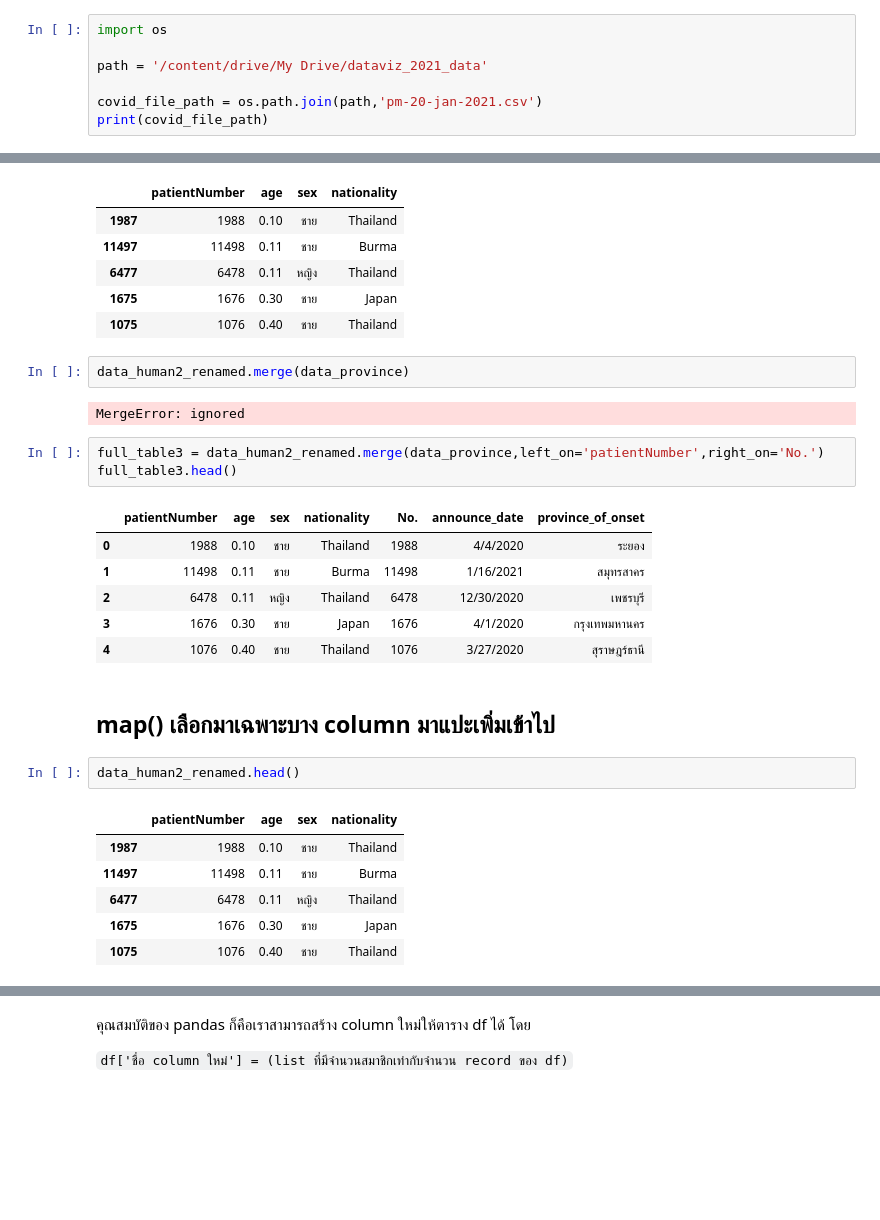
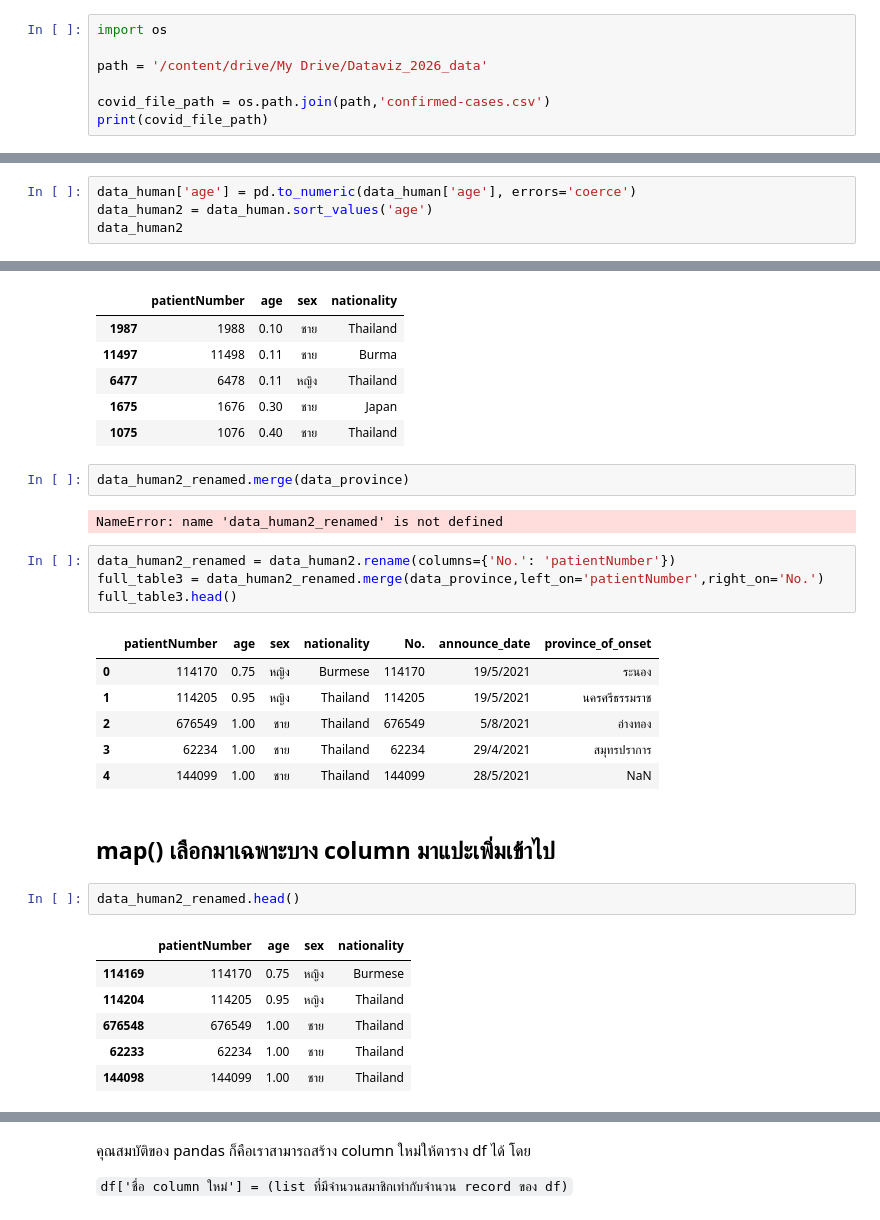
Before and after one commit to Chawanakorn2549/PythonDataViz, a Jupyter notebook: Pandas102.ipynb, the cells around one changed output, grey strips where cells are left out. Saved outputs shown, nothing was run; the diff lists cells and outputs as text; blank space fills up the shorter version.

```diff
--- a/Pandas102.ipynb
+++ b/Pandas102.ipynb
@@ -10,8 +10,8 @@ Mounted at /content/drive
 # %%
 import os
 
-path = '/content/drive/My Drive/dataviz_2021_data'
+path = '/content/drive/My Drive/Dataviz_2026_data'
 
-covid_file_path = os.path.join(path,'pm-20-jan-2021.csv')
+covid_file_path = os.path.join(path,'confirmed-cases.csv')
 print(covid_file_path)
 # %% [output]
@@ -239,0 +227,4 @@ data_human2
+# %%
+data_human['age'] = pd.to_numeric(data_human['age'], errors='coerce')
+data_human2 = data_human.sort_values('age')
+data_human2
@@ -260,28 +270,29 @@ data_human2_renamed.head()
 # %%
 data_human2_renamed.merge(data_province)
 # %% [output]
-MergeError: ignored
+NameError: name 'data_human2_renamed' is not defined
 # %%
+data_human2_renamed = data_human2.rename(columns={'No.': 'patientNumber'})
 full_table3 = data_human2_renamed.merge(data_province,left_on='patientNumber',right_on='No.')
 full_table3.head()
 # %% [output]
 |  | patientNumber | age | sex | nationality | No. | announce_date | province_of_onset |
-| 0 | 1988 | 0.10 | ชาย | Thailand | 1988 | 4/4/2020 | ระยอง |
-| 1 | 11498 | 0.11 | ชาย | Burma | 11498 | 1/16/2021 | สมุทรสาคร |
-| 2 | 6478 | 0.11 | หญิง | Thailand | 6478 | 12/30/2020 | เพชรบุรี |
-| 3 | 1676 | 0.30 | ชาย | Japan | 1676 | 4/1/2020 | กรุงเทพมหานคร |
-| 4 | 1076 | 0.40 | ชาย | Thailand | 1076 | 3/27/2020 | สุราษฎร์ธานี |
+| 0 | 114170 | 0.75 | หญิง | Burmese | 114170 | 19/5/2021 | ระนอง |
+| 1 | 114205 | 0.95 | หญิง | Thailand | 114205 | 19/5/2021 | นครศรีธรรมราช |
+| 2 | 676549 | 1.00 | ชาย | Thailand | 676549 | 5/8/2021 | อ่างทอง |
+| 3 | 62234 | 1.00 | ชาย | Thailand | 62234 | 29/4/2021 | สมุทรปราการ |
+| 4 | 144099 | 1.00 | ชาย | Thailand | 144099 | 28/5/2021 | NaN |
 # %% [markdown]
 ## map() เลือกมาเฉพาะบาง column มาแปะเพิ่มเข้าไป
 # %%
 data_human2_renamed.head()
 # %% [output]
 |  | patientNumber | age | sex | nationality |
-| 1987 | 1988 | 0.10 | ชาย | Thailand |
-| 11497 | 11498 | 0.11 | ชาย | Burma |
-| 6477 | 6478 | 0.11 | หญิง | Thailand |
-| 1675 | 1676 | 0.30 | ชาย | Japan |
-| 1075 | 1076 | 0.40 | ชาย | Thailand |
+| 114169 | 114170 | 0.75 | หญิง | Burmese |
+| 114204 | 114205 | 0.95 | หญิง | Thailand |
+| 676548 | 676549 | 1.00 | ชาย | Thailand |
+| 62233 | 62234 | 1.00 | ชาย | Thailand |
+| 144098 | 144099 | 1.00 | ชาย | Thailand |
 # %%
 data_covid.head()
 # %% [output]
```
Also changed, not shown: parts of 39 cells of this notebook.
